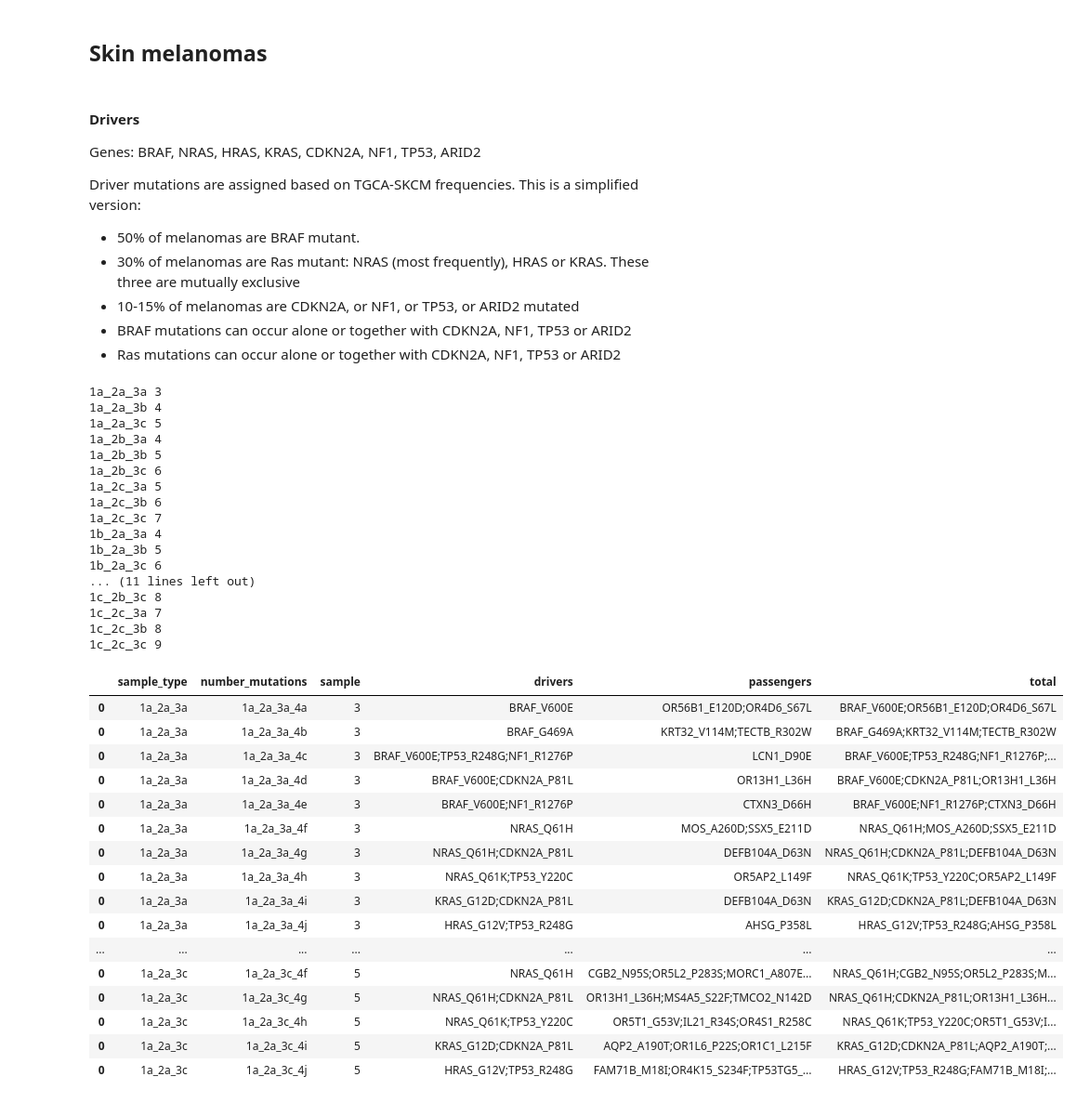
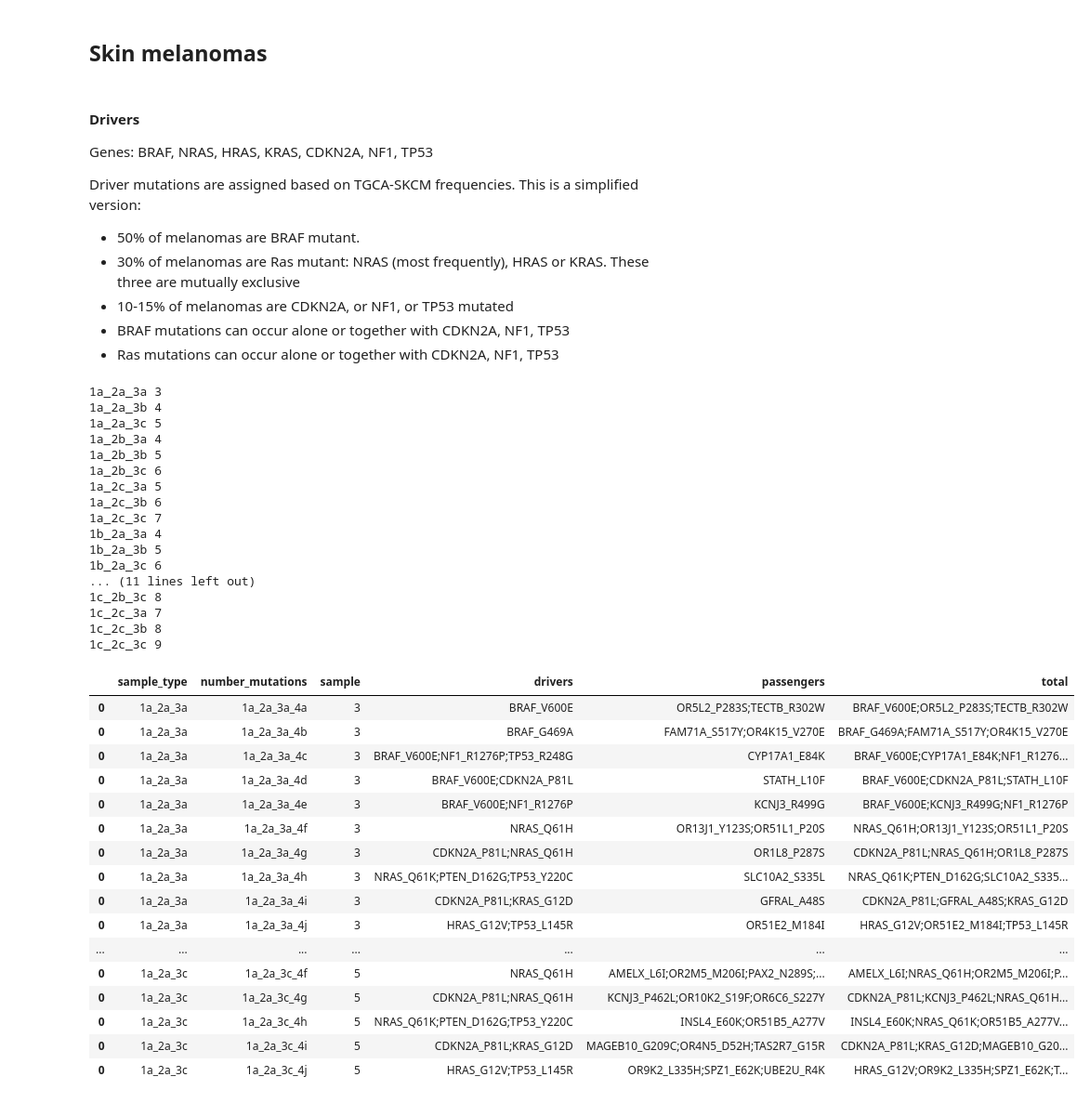
Before and after one commit to bbglab/cancer-detective-pro, a Jupyter notebook: www/mutations_db/1_randomise_mutations.ipynb, the cells around one changed output. Shown: that part at 93% size. Saved outputs shown, nothing was run; the diff lists cells and outputs as text; code cells hidden in the pictures.

```diff
--- a/www/mutations_db/1_randomise_mutations.ipynb
+++ b/www/mutations_db/1_randomise_mutations.ipynb
@@ -54,16 +54,16 @@ len(passenger_list)
 # %% [markdown]
 #### Drivers
 
-Genes: BRAF, NRAS, HRAS, KRAS, CDKN2A, NF1, TP53, ARID2
+Genes: BRAF, NRAS, HRAS, KRAS, CDKN2A, NF1, TP53
 
 Driver mutations are assigned based on TGCA-SKCM frequencies. This is a simplified version:
 - 50% of melanomas are BRAF mutant.
 - 30% of melanomas are Ras mutant: NRAS (most frequently), HRAS or KRAS. These three are mutually exclusive
-- 10-15% of melanomas are CDKN2A, or NF1, or TP53, or ARID2 mutated
-- BRAF mutations can occur alone or together with CDKN2A, NF1, TP53 or ARID2
-- Ras mutations can occur alone or together with CDKN2A, NF1, TP53 or ARID2
+- 10-15% of melanomas are CDKN2A, or NF1, or TP53 mutated
+- BRAF mutations can occur alone or together with CDKN2A, NF1, TP53
+- Ras mutations can occur alone or together with CDKN2A, NF1, TP53
 # %%
-drivers_dict = {
+drivers_skin_dict = {
     'a': ['BRAF_V600E'],
     'b': ['BRAF_G469A'],
     'c': ['BRAF_V600E', 'TP53_R248G', 'NF1_R1276P'],
@@ -71,9 +71,9 @@ drivers_dict = {
     'e': ['BRAF_V600E', 'NF1_R1276P'],
     'f': ['NRAS_Q61H'],
     'g': ['NRAS_Q61H', 'CDKN2A_P81L'],
-    'h': ['NRAS_Q61K', 'TP53_Y220C'],
+    'h': ['NRAS_Q61K', 'TP53_Y220C', 'PTEN_D162G'],
     'i': ['KRAS_G12D', 'CDKN2A_P81L'],
-    'j': ['HRAS_G12V', 'TP53_R248G'],
+    'j': ['HRAS_G12V', 'TP53_L145R'],
 }
 # %%
 lines = []
@@ -91,7 +91,7 @@ for v1 in var_items1:
             # Iterate over the 10 random samples in each possible sample type (e.g., 1a_2a_3a)
             for v4 in var_items4:
                 # Get drivers
-                sample_drivers = drivers_dict[v4[1]]
+                sample_drivers = drivers_skin_dict[v4[1]]
                 # Get random passengers
                 passengers_n = exp_mut_count - len(sample_drivers)
                 # Add 1 passenger if none
@@ -101,52 +101,52 @@ for v1 in var_items1:
                     sample_type,
                     sample_type + '_' + v4,
                     exp_mut_count,
-                    ';'.join(sample_drivers),
-                    ';'.join(sample_passengers),
-                    ';'.join(sample_drivers+sample_passengers)
+                    ';'.join(sorted(sample_drivers)),
+                    ';'.join(sorted(sample_passengers)),
+                    ';'.join(sorted(sample_drivers+sample_passengers))
                 ]]))
 melanomas_results = pd.concat(lines)
 melanomas_results.columns = [
     'sample_type',
     'number_mutations',
     'sample',
     'drivers',
     'passengers',
     'total'
 ]
 melanomas_results.head(30)
 # %% [output]
 1a_2a_3a 3
 1a_2a_3b 4
 1a_2a_3c 5
 1a_2b_3a 4
 1a_2b_3b 5
 1a_2b_3c 6
 1a_2c_3a 5
 1a_2c_3b 6
 1a_2c_3c 7
 1b_2a_3a 4
 1b_2a_3b 5
 1b_2a_3c 6
 ... (11 lines left out)
 1c_2b_3c 8
 1c_2c_3a 7
 1c_2c_3b 8
 1c_2c_3c 9
 |  | sample_type | number_mutations | sample | drivers | passengers | total |
-| 0 | 1a_2a_3a | 1a_2a_3a_4a | 3 | BRAF_V600E | OR56B1_E120D;OR4D6_S67L | BRAF_V600E;OR56B1_E120D;OR4D6_S67L |
-| 0 | 1a_2a_3a | 1a_2a_3a_4b | 3 | BRAF_G469A | KRT32_V114M;TECTB_R302W | BRAF_G469A;KRT32_V114M;TECTB_R302W |
-| 0 | 1a_2a_3a | 1a_2a_3a_4c | 3 | BRAF_V600E;TP53_R248G;NF1_R1276P | LCN1_D90E | BRAF_V600E;TP53_R248G;NF1_R1276P;... |
-| 0 | 1a_2a_3a | 1a_2a_3a_4d | 3 | BRAF_V600E;CDKN2A_P81L | OR13H1_L36H | BRAF_V600E;CDKN2A_P81L;OR13H1_L36H |
-| 0 | 1a_2a_3a | 1a_2a_3a_4e | 3 | BRAF_V600E;NF1_R1276P | CTXN3_D66H | BRAF_V600E;NF1_R1276P;CTXN3_D66H |
-| 0 | 1a_2a_3a | 1a_2a_3a_4f | 3 | NRAS_Q61H | MOS_A260D;SSX5_E211D | NRAS_Q61H;MOS_A260D;SSX5_E211D |
-| 0 | 1a_2a_3a | 1a_2a_3a_4g | 3 | NRAS_Q61H;CDKN2A_P81L | DEFB104A_D63N | NRAS_Q61H;CDKN2A_P81L;DEFB104A_D63N |
-| 0 | 1a_2a_3a | 1a_2a_3a_4h | 3 | NRAS_Q61K;TP53_Y220C | OR5AP2_L149F | NRAS_Q61K;TP53_Y220C;OR5AP2_L149F |
-| 0 | 1a_2a_3a | 1a_2a_3a_4i | 3 | KRAS_G12D;CDKN2A_P81L | DEFB104A_D63N | KRAS_G12D;CDKN2A_P81L;DEFB104A_D63N |
-| 0 | 1a_2a_3a | 1a_2a_3a_4j | 3 | HRAS_G12V;TP53_R248G | AHSG_P358L | HRAS_G12V;TP53_R248G;AHSG_P358L |
+| 0 | 1a_2a_3a | 1a_2a_3a_4a | 3 | BRAF_V600E | OR5L2_P283S;TECTB_R302W | BRAF_V600E;OR5L2_P283S;TECTB_R302W |
+| 0 | 1a_2a_3a | 1a_2a_3a_4b | 3 | BRAF_G469A | FAM71A_S517Y;OR4K15_V270E | BRAF_G469A;FAM71A_S517Y;OR4K15_V270E |
+| 0 | 1a_2a_3a | 1a_2a_3a_4c | 3 | BRAF_V600E;NF1_R1276P;TP53_R248G | CYP17A1_E84K | BRAF_V600E;CYP17A1_E84K;NF1_R1276... |
+| 0 | 1a_2a_3a | 1a_2a_3a_4d | 3 | BRAF_V600E;CDKN2A_P81L | STATH_L10F | BRAF_V600E;CDKN2A_P81L;STATH_L10F |
+| 0 | 1a_2a_3a | 1a_2a_3a_4e | 3 | BRAF_V600E;NF1_R1276P | KCNJ3_R499G | BRAF_V600E;KCNJ3_R499G;NF1_R1276P |
+| 0 | 1a_2a_3a | 1a_2a_3a_4f | 3 | NRAS_Q61H | OR13J1_Y123S;OR51L1_P20S | NRAS_Q61H;OR13J1_Y123S;OR51L1_P20S |
+| 0 | 1a_2a_3a | 1a_2a_3a_4g | 3 | CDKN2A_P81L;NRAS_Q61H | OR1L8_P287S | CDKN2A_P81L;NRAS_Q61H;OR1L8_P287S |
+| 0 | 1a_2a_3a | 1a_2a_3a_4h | 3 | NRAS_Q61K;PTEN_D162G;TP53_Y220C | SLC10A2_S335L | NRAS_Q61K;PTEN_D162G;SLC10A2_S335... |
+| 0 | 1a_2a_3a | 1a_2a_3a_4i | 3 | CDKN2A_P81L;KRAS_G12D | GFRAL_A48S | CDKN2A_P81L;GFRAL_A48S;KRAS_G12D |
+| 0 | 1a_2a_3a | 1a_2a_3a_4j | 3 | HRAS_G12V;TP53_L145R | OR51E2_M184I | HRAS_G12V;OR51E2_M184I;TP53_L145R |
 | ... | ... | ... | ... | ... | ... | ... |
-| 0 | 1a_2a_3c | 1a_2a_3c_4f | 5 | NRAS_Q61H | CGB2_N95S;OR5L2_P283S;MORC1_A807E... | NRAS_Q61H;CGB2_N95S;OR5L2_P283S;M... |
-| 0 | 1a_2a_3c | 1a_2a_3c_4g | 5 | NRAS_Q61H;CDKN2A_P81L | OR13H1_L36H;MS4A5_S22F;TMCO2_N142D | NRAS_Q61H;CDKN2A_P81L;OR13H1_L36H... |
-| 0 | 1a_2a_3c | 1a_2a_3c_4h | 5 | NRAS_Q61K;TP53_Y220C | OR5T1_G53V;IL21_R34S;OR4S1_R258C | NRAS_Q61K;TP53_Y220C;OR5T1_G53V;I... |
-| 0 | 1a_2a_3c | 1a_2a_3c_4i | 5 | KRAS_G12D;CDKN2A_P81L | AQP2_A190T;OR1L6_P22S;OR1C1_L215F | KRAS_G12D;CDKN2A_P81L;AQP2_A190T;... |
-| 0 | 1a_2a_3c | 1a_2a_3c_4j | 5 | HRAS_G12V;TP53_R248G | FAM71B_M18I;OR4K15_S234F;TP53TG5_... | HRAS_G12V;TP53_R248G;FAM71B_M18I;... |
+| 0 | 1a_2a_3c | 1a_2a_3c_4f | 5 | NRAS_Q61H | AMELX_L6I;OR2M5_M206I;PAX2_N289S;... | AMELX_L6I;NRAS_Q61H;OR2M5_M206I;P... |
+| 0 | 1a_2a_3c | 1a_2a_3c_4g | 5 | CDKN2A_P81L;NRAS_Q61H | KCNJ3_P462L;OR10K2_S19F;OR6C6_S227Y | CDKN2A_P81L;KCNJ3_P462L;NRAS_Q61H... |
+| 0 | 1a_2a_3c | 1a_2a_3c_4h | 5 | NRAS_Q61K;PTEN_D162G;TP53_Y220C | INSL4_E60K;OR51B5_A277V | INSL4_E60K;NRAS_Q61K;OR51B5_A277V... |
+| 0 | 1a_2a_3c | 1a_2a_3c_4i | 5 | CDKN2A_P81L;KRAS_G12D | MAGEB10_G209C;OR4N5_D52H;TAS2R7_G15R | CDKN2A_P81L;KRAS_G12D;MAGEB10_G20... |
+| 0 | 1a_2a_3c | 1a_2a_3c_4j | 5 | HRAS_G12V;TP53_L145R | OR9K2_L335H;SPZ1_E62K;UBE2U_R4K | HRAS_G12V;OR9K2_L335H;SPZ1_E62K;T... |
```
Also changed, not shown: parts of 4 cells of this notebook.
